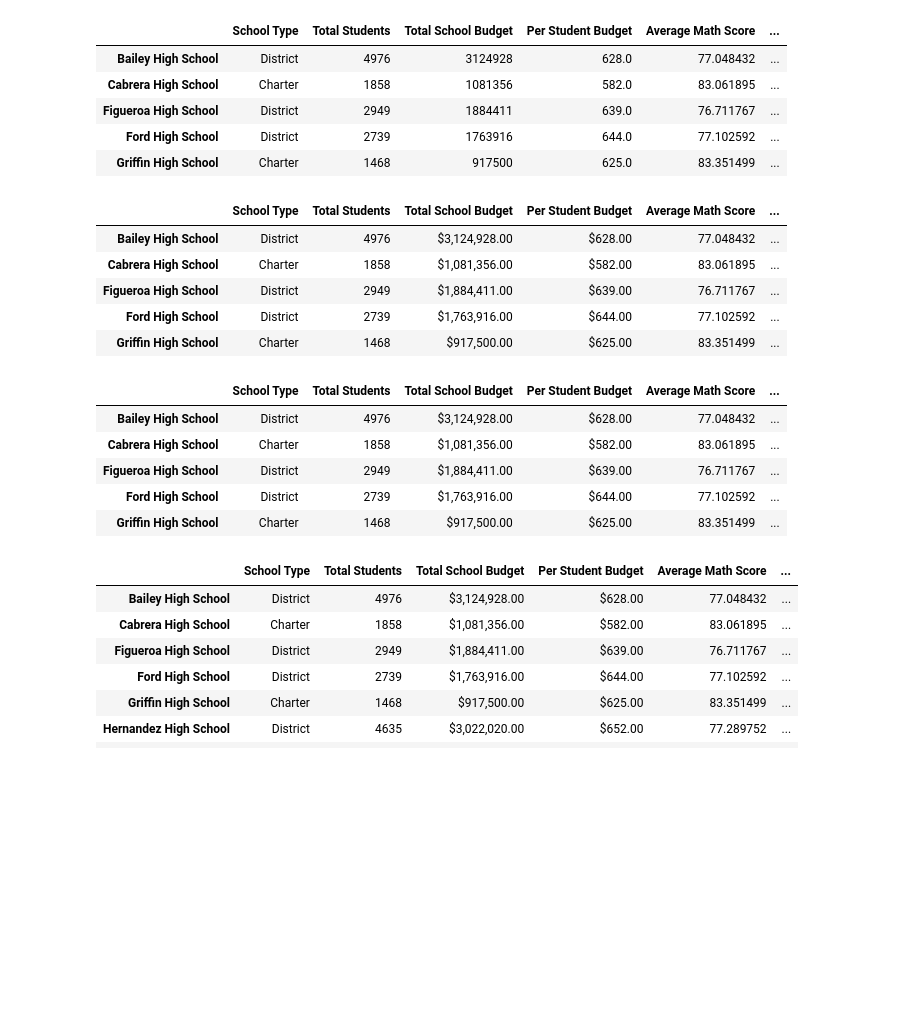
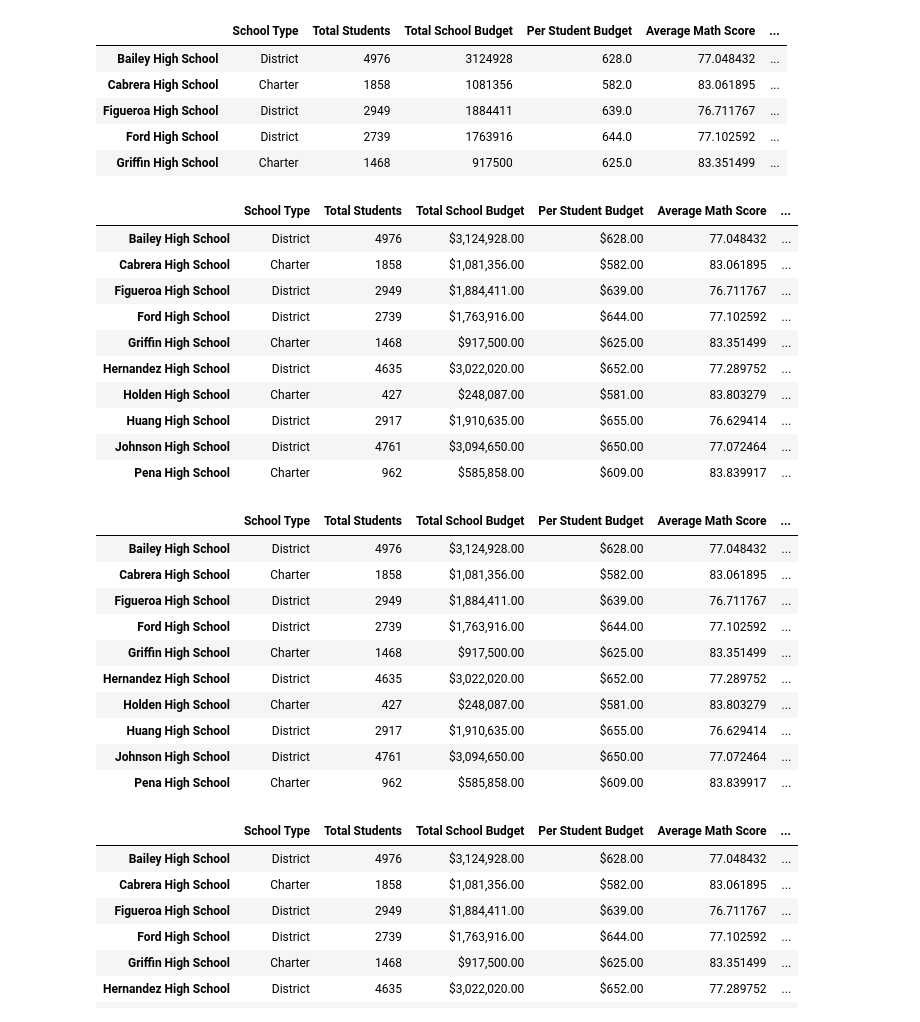
Before and after one commit to faramarzamirshahi/School_District_Analysis, a Jupyter notebook: PyCitySchools_Challenge_testing.ipynb, the cells around one changed output. Cells and saved outputs as stored; diff of their text form; code cells hidden in the pictures; blank space fills up the shorter version.

Commit message:
School stats before changes

```diff
--- a/PyCitySchools_Challenge_testing.ipynb
+++ b/PyCitySchools_Challenge_testing.ipynb
@@ -195,8 +195,8 @@ student_data_df
 | 39169 | 39169 | Carolyn Jackson | F | 11th | Thomas High School | 95 | 75 |
 39170 rows × 7 columns
 # %%
-# Combine the data into a single dataset.
-school_data_complete_df = pd.merge(student_data_df, school_data_df, on=["school_name", "school_name"])
+# Combine the data into a single dataset
+school_data_complete_df = pd.merge(student_data_df, school_data_df, how="left", on=["school_name", "school_name"])
 school_data_complete_df.head()
 # %% [output]
 |  | Student ID | student_name | gender | grade | school_name | reading_score | math_score | School ID | ... |
@@ -714,19 +654,24 @@ per_school_summary_df.head()
 # %%
 # Format the Total School Budget and the Per Student Budget columns.
 per_school_summary_df["Total School Budget"] = per_school_summary_df["Total School Budget"].map("${:,.2f}".format)
 
 per_school_summary_df["Per Student Budget"] = per_school_summary_df["Per Student Budget"].map("${:,.2f}".format)
 
 
 # Display the data frame
-per_school_summary_df.head()
+per_school_summary_df.head(10)
 # %% [output]
 |  | School Type | Total Students | Total School Budget | Per Student Budget | Average Math Score | ... |
 | Bailey High School | District | 4976 | $3,124,928.00 | $628.00 | 77.048432 | ... |
 | Cabrera High School | Charter | 1858 | $1,081,356.00 | $582.00 | 83.061895 | ... |
 | Figueroa High School | District | 2949 | $1,884,411.00 | $639.00 | 76.711767 | ... |
 | Ford High School | District | 2739 | $1,763,916.00 | $644.00 | 77.102592 | ... |
 | Griffin High School | Charter | 1468 | $917,500.00 | $625.00 | 83.351499 | ... |
+| Hernandez High School | District | 4635 | $3,022,020.00 | $652.00 | 77.289752 | ... |
+| Holden High School | Charter | 427 | $248,087.00 | $581.00 | 83.803279 | ... |
+| Huang High School | District | 2917 | $1,910,635.00 | $655.00 | 76.629414 | ... |
+| Johnson High School | District | 4761 | $3,094,650.00 | $650.00 | 77.072464 | ... |
+| Pena High School | Charter | 962 | $585,858.00 | $609.00 | 83.839917 | ... |
 # %%
 # Reorder the columns in the order you want them to appear.
 new_column_order = ["School Type", "Total Students", "Total School Budget", "Per Student Budget", "Average Math Score", "Average Reading Score", "% Passing Math", "% Passing Reading", "% Overall Passing"]
@@ -734,7 +679,7 @@ new_column_order = ["School Type", "Total Students", "Total School Budget", "Per
 # Assign district summary df the new column order.
 per_school_summary_df = per_school_summary_df[new_column_order]
 
-per_school_summary_df.head()
+per_school_summary_df.head(10)
 # %% [output]
 |  | School Type | Total Students | Total School Budget | Per Student Budget | Average Math Score | ... |
 | Bailey High School | District | 4976 | $3,124,928.00 | $628.00 | 77.048432 | ... |
@@ -742,6 +687,11 @@ per_school_summary_df.head()
 | Figueroa High School | District | 2949 | $1,884,411.00 | $639.00 | 76.711767 | ... |
 | Ford High School | District | 2739 | $1,763,916.00 | $644.00 | 77.102592 | ... |
 | Griffin High School | Charter | 1468 | $917,500.00 | $625.00 | 83.351499 | ... |
+| Hernandez High School | District | 4635 | $3,022,020.00 | $652.00 | 77.289752 | ... |
+| Holden High School | Charter | 427 | $248,087.00 | $581.00 | 83.803279 | ... |
+| Huang High School | District | 2917 | $1,910,635.00 | $655.00 | 76.629414 | ... |
+| Johnson High School | District | 4761 | $3,094,650.00 | $650.00 | 77.072464 | ... |
+| Pena High School | Charter | 962 | $585,858.00 | $609.00 | 83.839917 | ... |
 # %%
 per_school_summary_df
 # %% [output]
```
Also changed, not shown: parts of 17 cells of this notebook.
